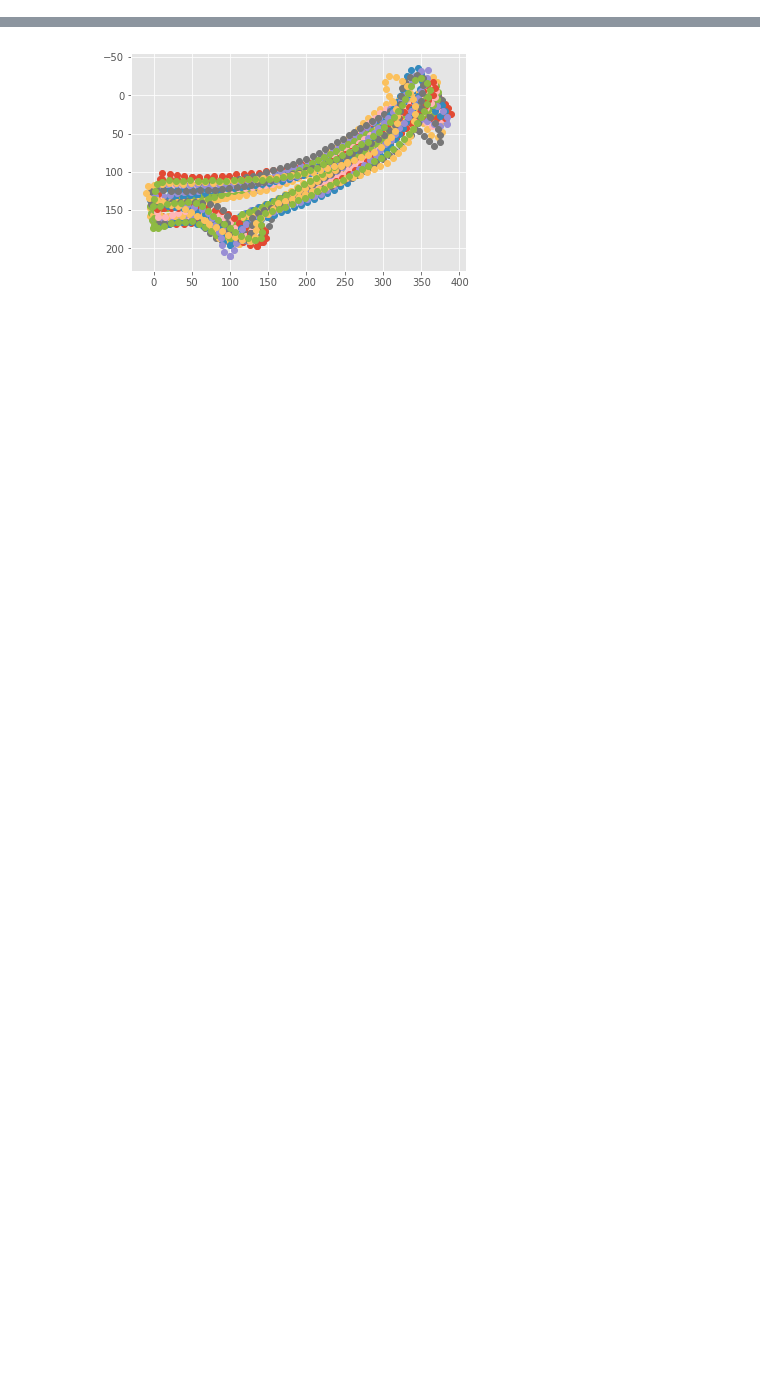
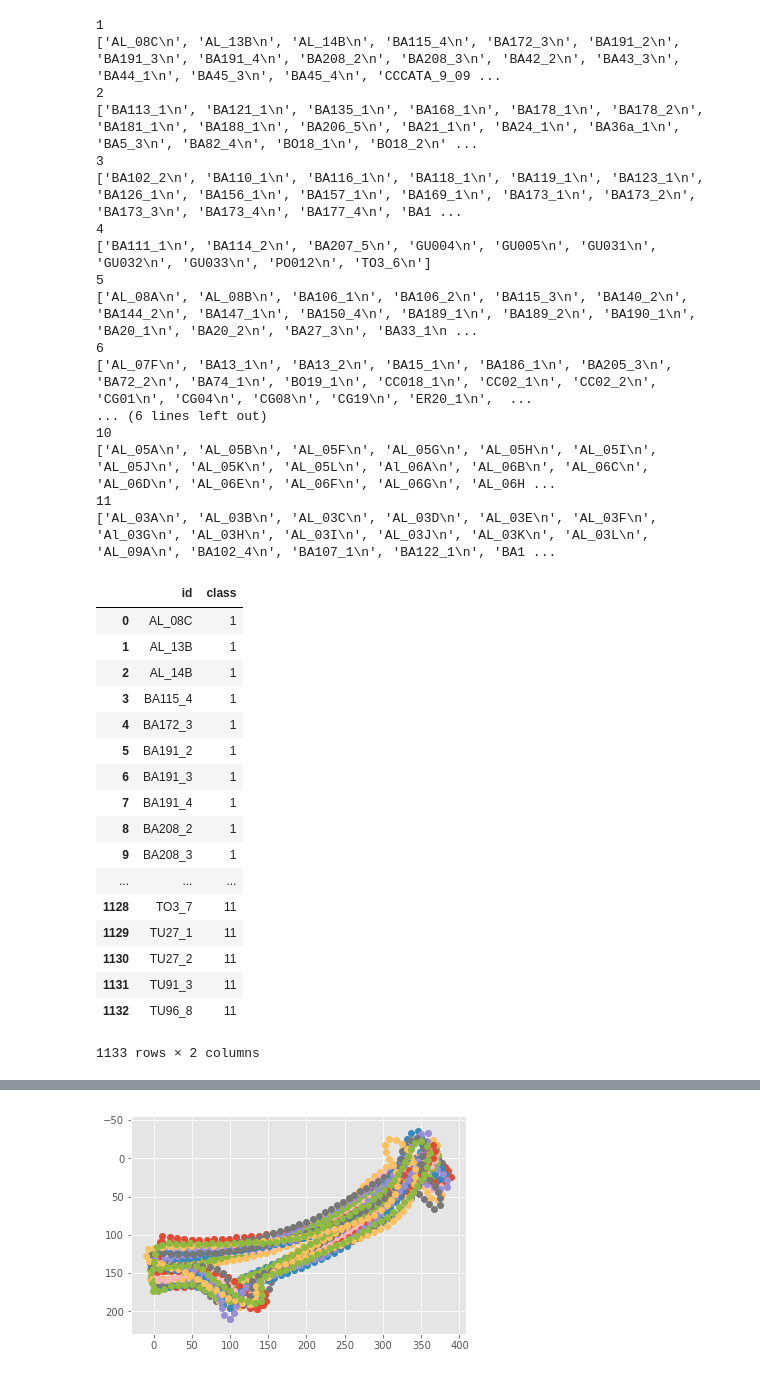
Before and after one commit to celiacintas/vasijas, a Jupyter notebook: profile_clustering.ipynb, the cells around one changed output, grey strips where cells are left out. Drawn from its saved outputs; the diff is of its cells as text; code cells hidden in the pictures; blank space fills up the shorter version.

```diff
--- a/profile_clustering.ipynb
+++ b/profile_clustering.ipynb
@@ -5,2 +6,41 @@ import numpy as np
+# %%
+df_labels = utils.create_df_from_files(path='data/clases/')
+df_labels
+# %% [output]
+1
+['AL_08C\n', 'AL_13B\n', 'AL_14B\n', 'BA115_4\n', 'BA172_3\n', 'BA191_2\n', 'BA191_3\n', 'BA191_4\n', 'BA208_2\n', 'BA208_3\n', 'BA42_2\n', 'BA43_3\n', 'BA44_1\n', 'BA45_3\n', 'BA45_4\n', 'CCCATA_9_09 ...
+2
+['BA113_1\n', 'BA121_1\n', 'BA135_1\n', 'BA168_1\n', 'BA178_1\n', 'BA178_2\n', 'BA181_1\n', 'BA188_1\n', 'BA206_5\n', 'BA21_1\n', 'BA24_1\n', 'BA36a_1\n', 'BA5_3\n', 'BA82_4\n', 'BO18_1\n', 'BO18_2\n' ...
+3
+['BA102_2\n', 'BA110_1\n', 'BA116_1\n', 'BA118_1\n', 'BA119_1\n', 'BA123_1\n', 'BA126_1\n', 'BA156_1\n', 'BA157_1\n', 'BA169_1\n', 'BA173_1\n', 'BA173_2\n', 'BA173_3\n', 'BA173_4\n', 'BA177_4\n', 'BA1 ...
+4
+['BA111_1\n', 'BA114_2\n', 'BA207_5\n', 'GU004\n', 'GU005\n', 'GU031\n', 'GU032\n', 'GU033\n', 'PO012\n', 'TO3_6\n']
+5
+['AL_08A\n', 'AL_08B\n', 'BA106_1\n', 'BA106_2\n', 'BA115_3\n', 'BA140_2\n', 'BA144_2\n', 'BA147_1\n', 'BA150_4\n', 'BA189_1\n', 'BA189_2\n', 'BA190_1\n', 'BA20_1\n', 'BA20_2\n', 'BA27_3\n', 'BA33_1\n ...
+6
+['AL_07F\n', 'BA13_1\n', 'BA13_2\n', 'BA15_1\n', 'BA186_1\n', 'BA205_3\n', 'BA72_2\n', 'BA74_1\n', 'BO19_1\n', 'CC018_1\n', 'CC02_1\n', 'CC02_2\n', 'CG01\n', 'CG04\n', 'CG08\n', 'CG19\n', 'ER20_1\n',  ...
+... (6 lines left out)
+10
+['AL_05A\n', 'AL_05B\n', 'AL_05F\n', 'AL_05G\n', 'AL_05H\n', 'AL_05I\n', 'AL_05J\n', 'AL_05K\n', 'AL_05L\n', 'Al_06A\n', 'AL_06B\n', 'AL_06C\n', 'AL_06D\n', 'AL_06E\n', 'AL_06F\n', 'AL_06G\n', 'AL_06H ...
+11
+['AL_03A\n', 'AL_03B\n', 'AL_03C\n', 'AL_03D\n', 'AL_03E\n', 'AL_03F\n', 'Al_03G\n', 'AL_03H\n', 'AL_03I\n', 'AL_03J\n', 'AL_03K\n', 'AL_03L\n', 'AL_09A\n', 'BA102_4\n', 'BA107_1\n', 'BA122_1\n', 'BA1 ...
+|  | id | class |
+| 0 | AL_08C | 1 |
+| 1 | AL_13B | 1 |
+| 2 | AL_14B | 1 |
+| 3 | BA115_4 | 1 |
+| 4 | BA172_3 | 1 |
+| 5 | BA191_2 | 1 |
+| 6 | BA191_3 | 1 |
+| 7 | BA191_4 | 1 |
+| 8 | BA208_2 | 1 |
+| 9 | BA208_3 | 1 |
+| ... | ... | ... |
+| 1128 | TO3_7 | 11 |
+| 1129 | TU27_1 | 11 |
+| 1130 | TU27_2 | 11 |
+| 1131 | TU91_3 | 11 |
+| 1132 | TU96_8 | 11 |
+1133 rows × 2 columns
 # %%
 df = pd.read_csv('data/input_morphoJ.csv')
```
Also changed, not shown: parts of 9 cells of this notebook.
